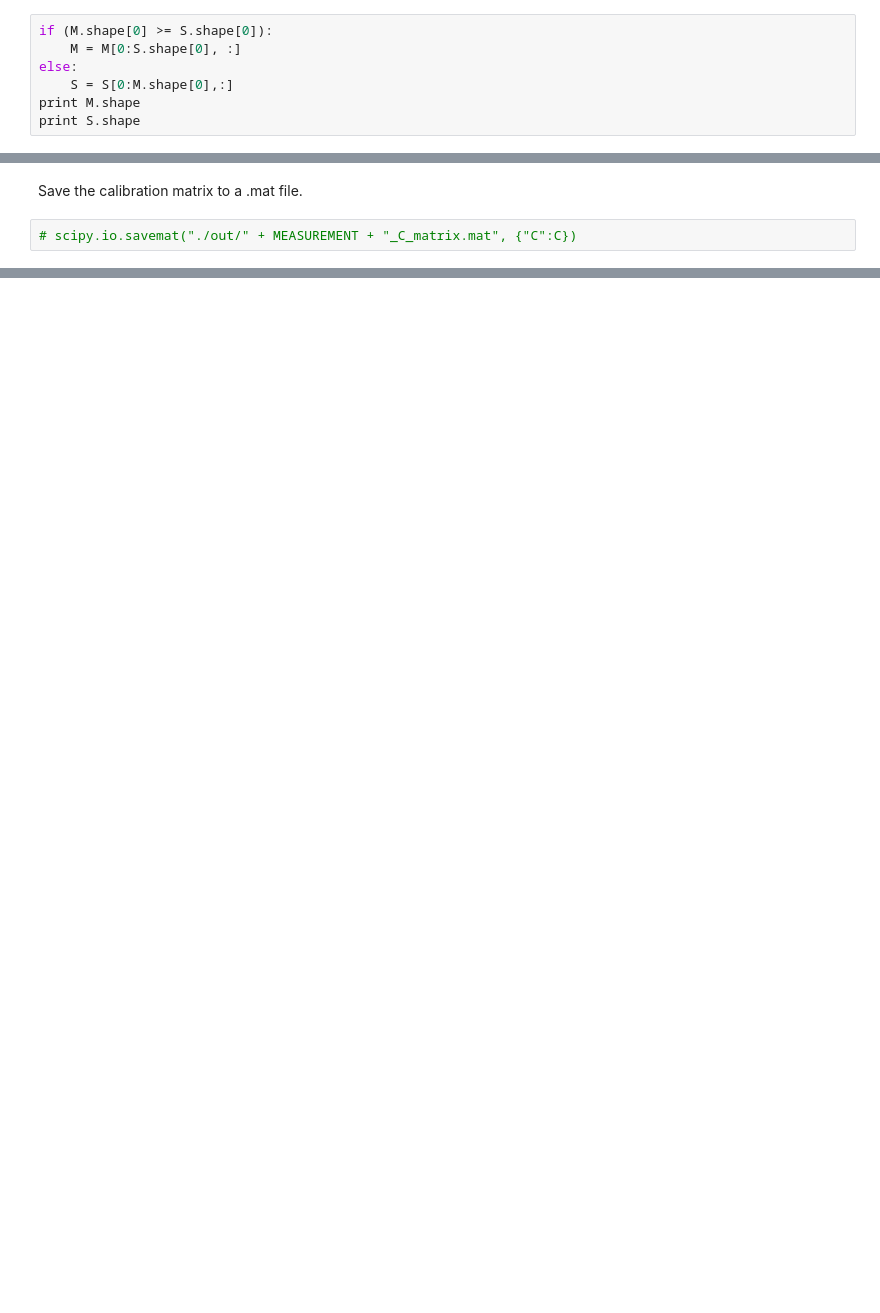
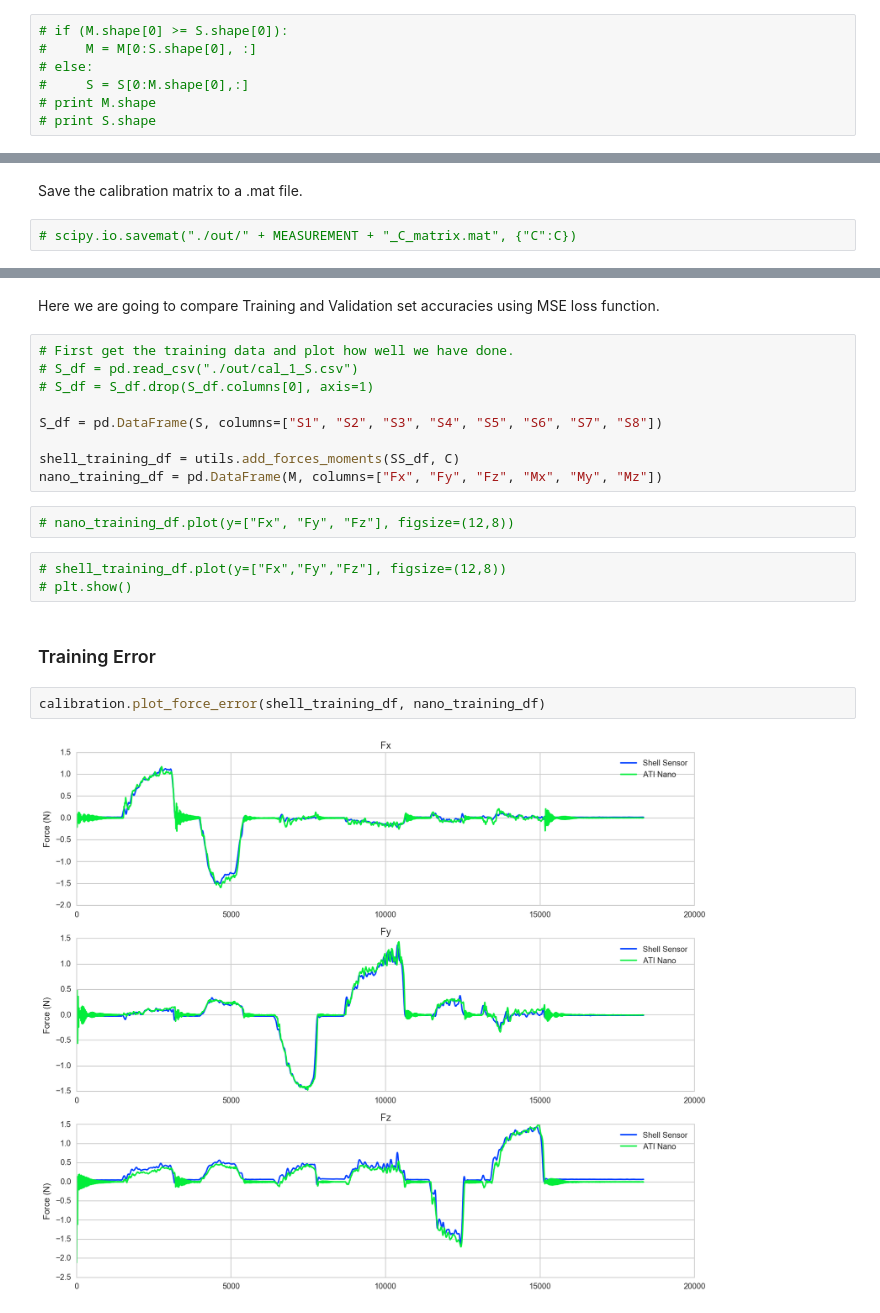
Before and after one commit to bsuper-archive/veloplot, a Jupyter notebook: calibration/least_squares_calibration_test.ipynb, the cells around one changed output, grey strips where cells are left out. Cells and saved outputs as stored; diff of their text form; blank space fills up the shorter version.

Commit message:
MSE Training error calculations are done. MSE Error function is added to calibrations_utils.py

```diff
--- a/calibration/least_squares_calibration_test.ipynb
+++ b/calibration/least_squares_calibration_test.ipynb
@@ -113,9 +111,9 @@ print S.shape
 If the two data matrices contain different number of samples, then to use them in least squares take the smaller data
 sample's number of samples out of the NANO dataset.
 # %%
-if (M.shape[0] >= S.shape[0]):
-    M = M[0:S.shape[0], :]
-else:
-    S = S[0:M.shape[0],:]
-print M.shape
-print S.shape
+# if (M.shape[0] >= S.shape[0]):
+#     M = M[0:S.shape[0], :]
+# else:
+#     S = S[0:M.shape[0],:]
+# print M.shape
+# print S.shape
@@ -241,0 +164,22 @@ plt.show()
+# %% [markdown]
+Here we are going to compare Training and Validation set accuracies using MSE loss function.
+# %%
+# First get the training data and plot how well we have done.
+# S_df = pd.read_csv("./out/cal_1_S.csv")
+# S_df = S_df.drop(S_df.columns[0], axis=1)
+
+S_df = pd.DataFrame(S, columns=["S1", "S2", "S3", "S4", "S5", "S6", "S7", "S8"])
+
+shell_training_df = utils.add_forces_moments(SS_df, C)
+nano_training_df = pd.DataFrame(M, columns=["Fx", "Fy", "Fz", "Mx", "My", "Mz"])
+# %%
+# nano_training_df.plot(y=["Fx", "Fy", "Fz"], figsize=(12,8))
+# %%
+# shell_training_df.plot(y=["Fx","Fy","Fz"], figsize=(12,8))
+# plt.show()
+# %% [markdown]
+### Training Error
+# %%
+calibration.plot_force_error(shell_training_df, nano_training_df)
+# %% [output]
+[figure, added]
```
Also changed, not shown: parts of 19 cells of this notebook, 3 other files.
